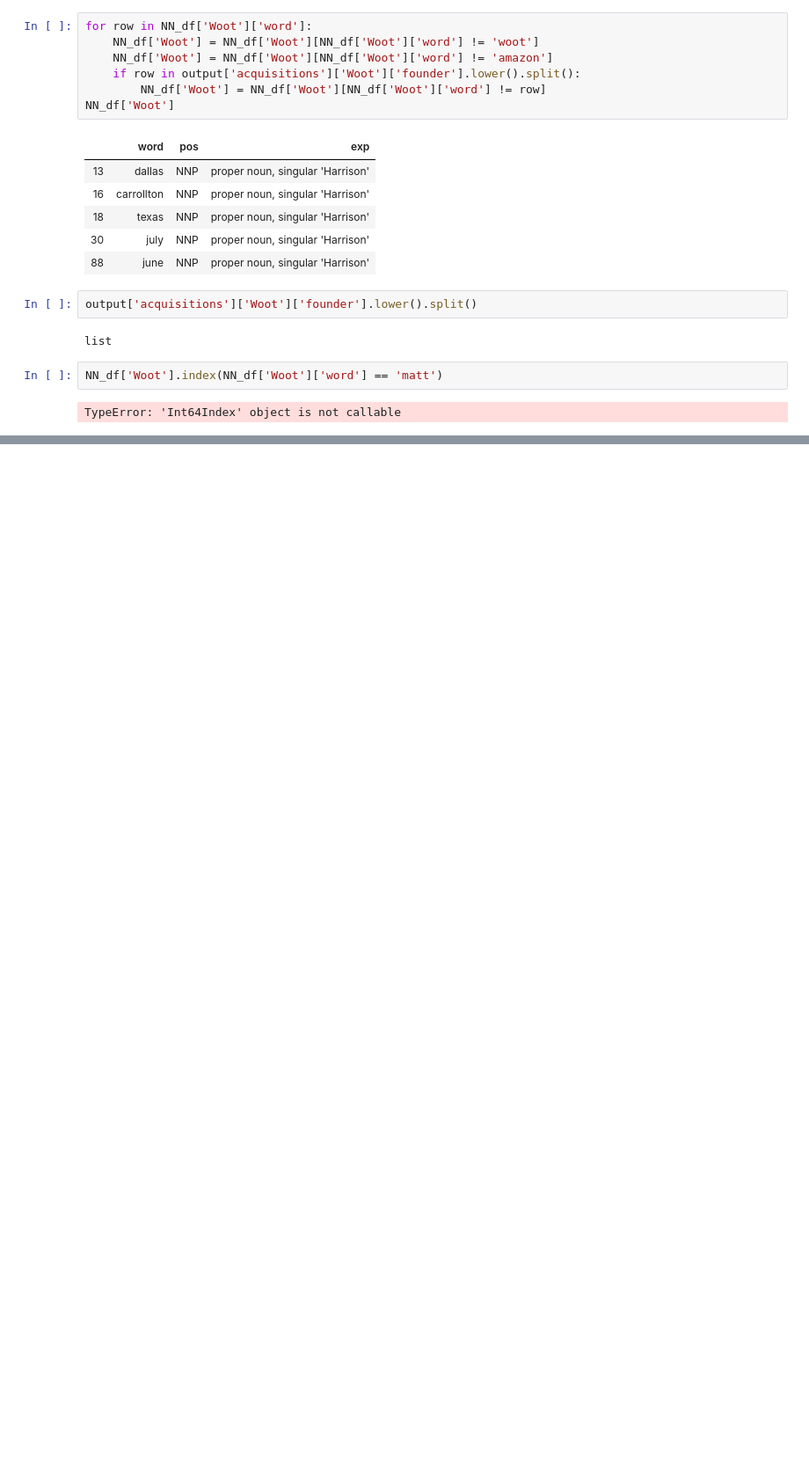
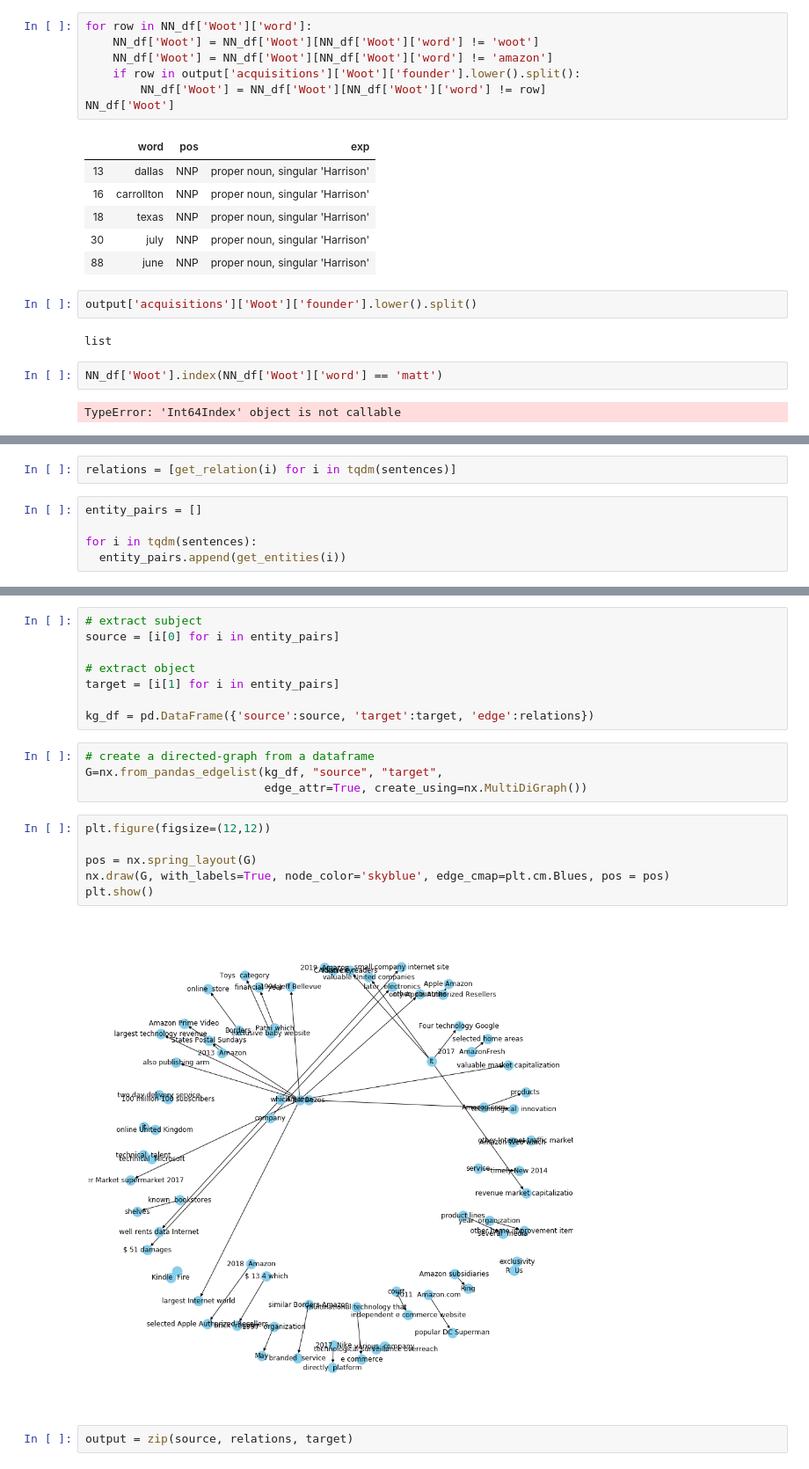
Before and after one commit to bondo24/dse203-group-project, a Jupyter notebook: amazon_scraping/Text_Processing.ipynb, the cells around one changed output, grey strips where cells are left out. Shown: that part at 88% size. Cells and saved outputs as stored; diff of their text form; blank space fills up the shorter version.

```diff
--- a/amazon_scraping/Text_Processing.ipynb
+++ b/amazon_scraping/Text_Processing.ipynb
@@ -469,0 +647,7 @@ TypeError: 'Int64Index' object is not callable
+# %%
+relations = [get_relation(i) for i in tqdm(sentences)]
+# %%
+entity_pairs = []
+
+for i in tqdm(sentences):
+  entity_pairs.append(get_entities(i))
@@ -469,0 +676,22 @@ TypeError: 'Int64Index' object is not callable
+# %%
+# extract subject
+source = [i[0] for i in entity_pairs]
+
+# extract object
+target = [i[1] for i in entity_pairs]
+
+kg_df = pd.DataFrame({'source':source, 'target':target, 'edge':relations})
+# %%
+# create a directed-graph from a dataframe
+G=nx.from_pandas_edgelist(kg_df, "source", "target",
+                          edge_attr=True, create_using=nx.MultiDiGraph())
+# %%
+plt.figure(figsize=(12,12))
+
+pos = nx.spring_layout(G)
+nx.draw(G, with_labels=True, node_color='skyblue', edge_cmap=plt.cm.Blues, pos = pos)
+plt.show()
+# %% [output]
+[figure, added]
+# %%
+output = zip(source, relations, target)
```
Also changed, not shown: parts of 16 cells of this notebook.
